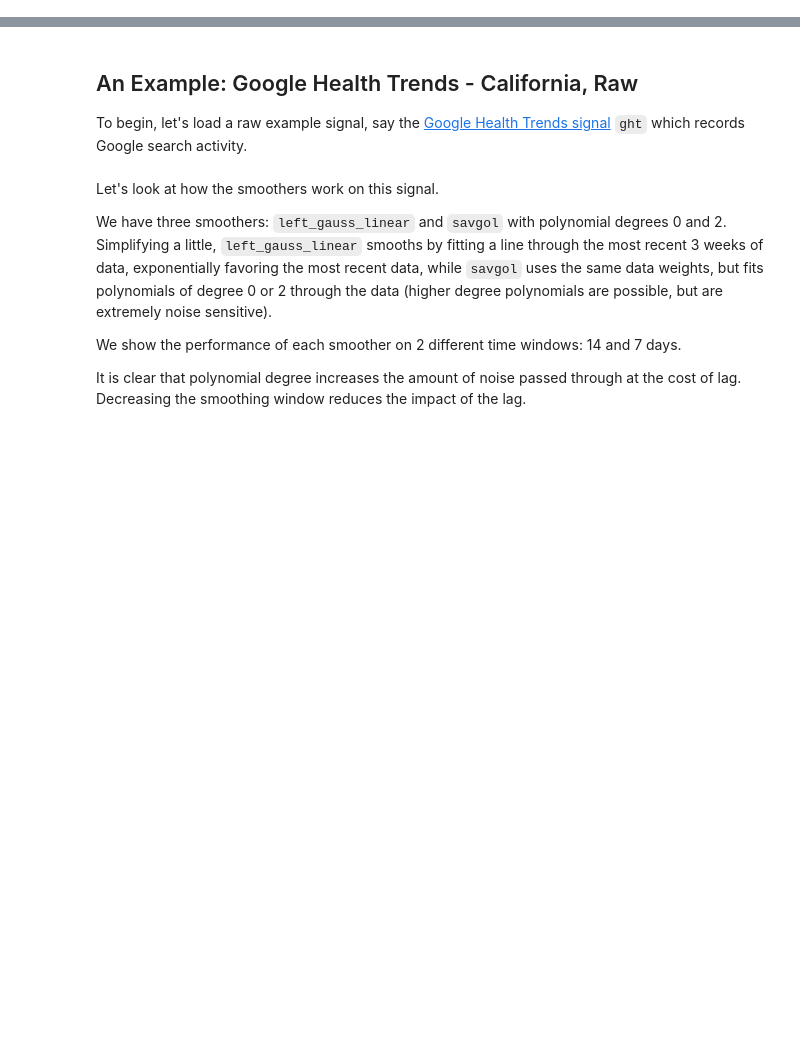
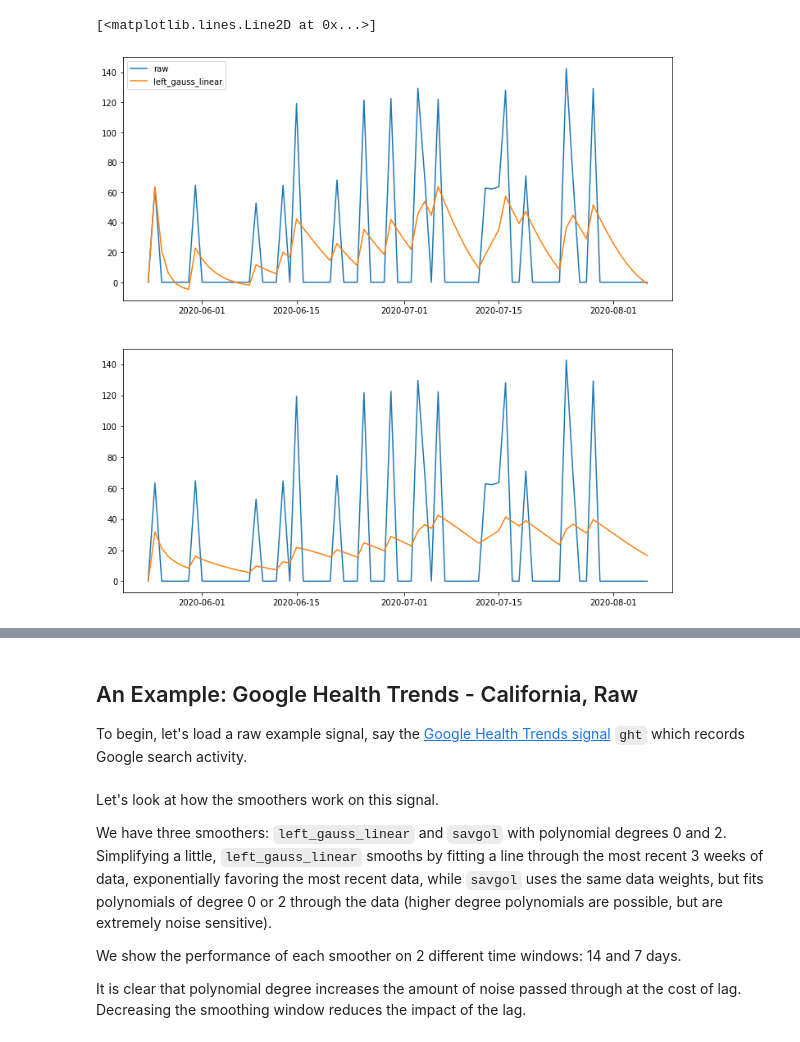
Before and after one commit to cmu-delphi/covidcast-modeling, a Jupyter notebook: indicators_smoother/COVIDcast Smoothing.ipynb, the cells around one changed output, grey strips where cells are left out. Cells and saved outputs as stored; diff of their text form; code cells hidden in the pictures; blank space fills up the shorter version.

```diff
--- a/indicators_smoother/COVIDcast Smoothing.ipynb
+++ b/indicators_smoother/COVIDcast Smoothing.ipynb
@@ -14,0 +20,9 @@ from delphi_utils import Smoother
+# %%
+filename = "ght-raw_search_msa_16860.csv"
+if filename not in os.listdir():
+    data_raw = covidcast.signal("ght", "raw_search",
+                                start_day=None, end_day=None,
+                                geo_type="msa", geo_values="16860")
+    data_raw.to_csv(filename)
+else:
+    data_raw = pd.read_csv(filename)
@@ -14,0 +37,16 @@ from delphi_utils import Smoother
+# %%
+data_raw = data_raw.loc[data_raw.time_value >= datetime(2020, 5, 24)]
+
+plt.figure(figsize=(12, 12))
+plt.title("Chattanooga-TN-GA")
+plt.subplot(2, 1, 1)
+plt.plot(data_raw.time_value.to_numpy(), data_raw.value.to_numpy(), label="raw")
+plt.plot(data_raw.time_value.to_numpy(), Smoother(method_name="left_gauss_linear").smooth(data_raw.value.to_numpy()), label="left_gauss_linear")
+plt.legend()
+
+plt.subplot(2, 1, 2)
+plt.plot(data_raw.time_value.to_numpy(), data_raw.value.to_numpy(), label="raw")
+plt.plot(data_raw.time_value.to_numpy(), Smoother(method_name="savgol", poly_fit_degree=0).smooth(data_raw.value.to_numpy()), label="savgol 0")
+# %% [output]
+[<matplotlib.lines.Line2D at 0x...>]
+[figure, added]
```
Also changed, not shown: parts of 4 cells of this notebook, 2 other files.
